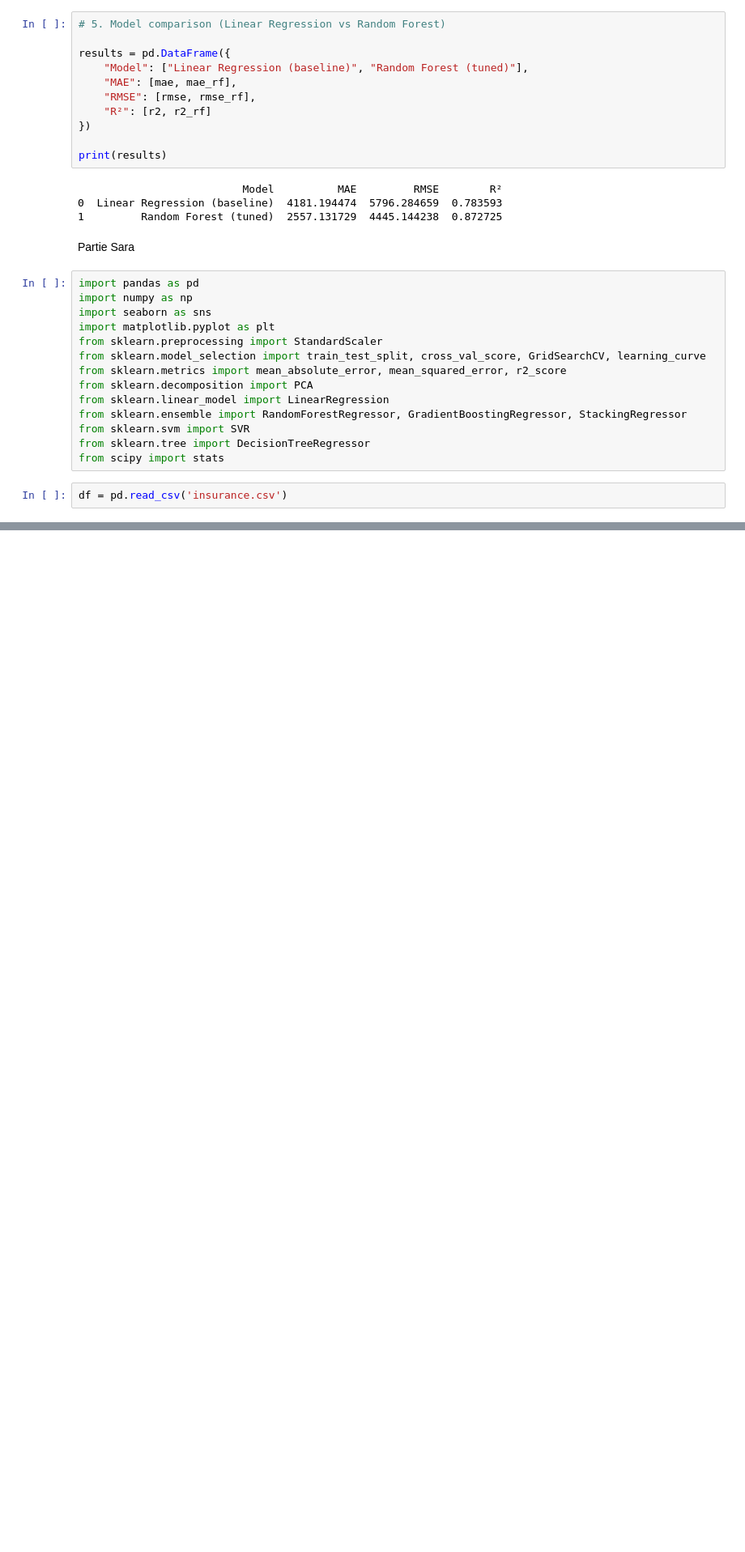
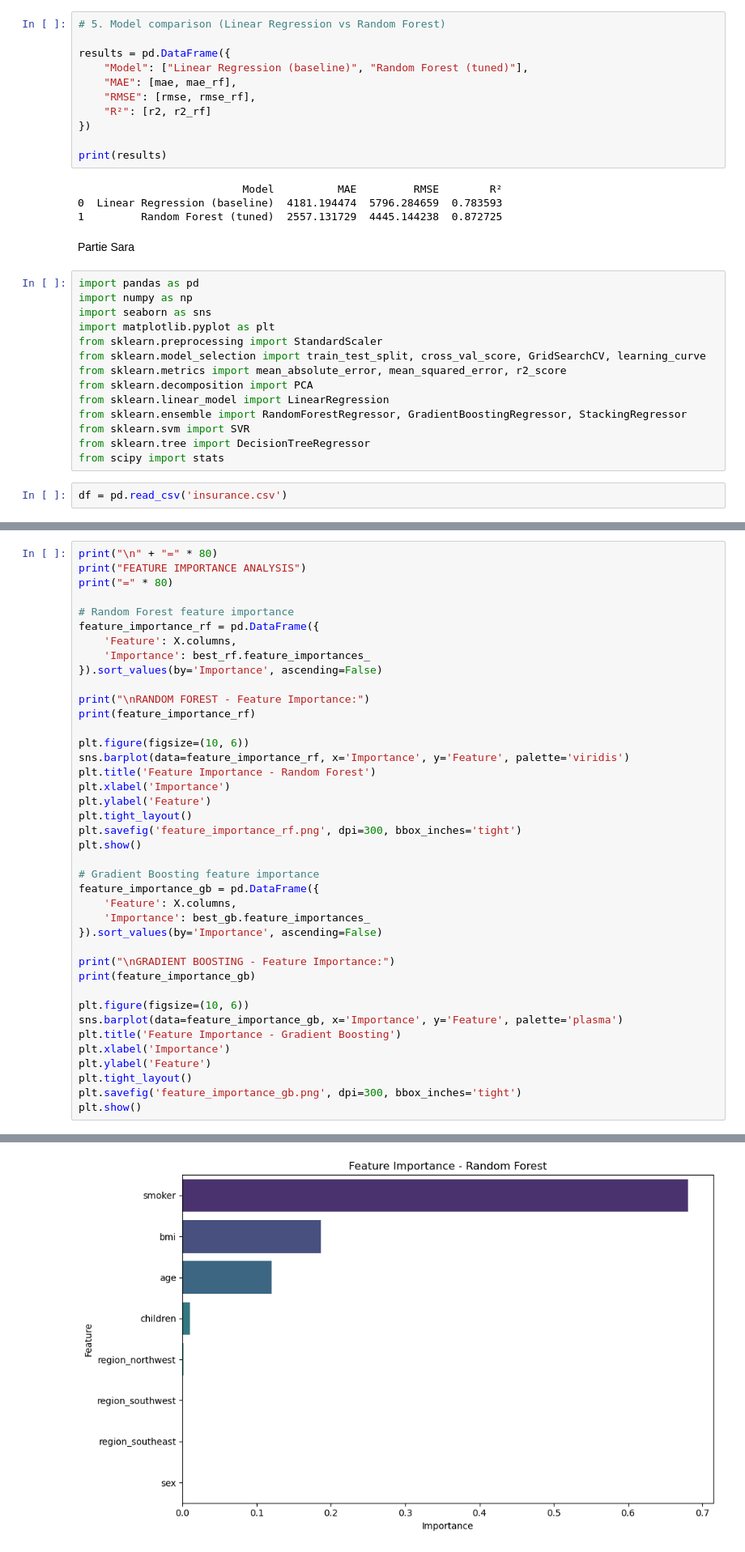
Before and after one commit to t-dnk/projet-ml-python, a Jupyter notebook: MachineLearning.ipynb, the cells around one changed output, grey strips where cells are left out. Shown at 81% size. Cells and saved outputs as stored; diff of their text form; blank space fills up the shorter version.

```diff
--- a/MachineLearning.ipynb
+++ b/MachineLearning.ipynb
@@ -361,0 +442,41 @@ print("Keeping outliers because they are valid data")
+# %%
+print("\n" + "=" * 80)
+print("FEATURE IMPORTANCE ANALYSIS")
+print("=" * 80)
+
+# Random Forest feature importance
+feature_importance_rf = pd.DataFrame({
+    'Feature': X.columns,
+    'Importance': best_rf.feature_importances_
+}).sort_values(by='Importance', ascending=False)
+
+print("\nRANDOM FOREST - Feature Importance:")
+print(feature_importance_rf)
+
+plt.figure(figsize=(10, 6))
+sns.barplot(data=feature_importance_rf, x='Importance', y='Feature', palette='viridis')
+plt.title('Feature Importance - Random Forest')
+plt.xlabel('Importance')
+plt.ylabel('Feature')
+plt.tight_layout()
+plt.savefig('feature_importance_rf.png', dpi=300, bbox_inches='tight')
+plt.show()
+
+# Gradient Boosting feature importance
+feature_importance_gb = pd.DataFrame({
+    'Feature': X.columns,
+    'Importance': best_gb.feature_importances_
+}).sort_values(by='Importance', ascending=False)
+
+print("\nGRADIENT BOOSTING - Feature Importance:")
+print(feature_importance_gb)
+
+plt.figure(figsize=(10, 6))
+sns.barplot(data=feature_importance_gb, x='Importance', y='Feature', palette='plasma')
+plt.title('Feature Importance - Gradient Boosting')
+plt.xlabel('Importance')
+plt.ylabel('Feature')
+plt.tight_layout()
+plt.savefig('feature_importance_gb.png', dpi=300, bbox_inches='tight')
+plt.show()
+# %% [output]
@@ -361,0 +500 @@ print("Keeping outliers because they are valid data")
+[figure, added]
```
Also changed, not shown: parts of 16 cells of this notebook, 1 other file.
